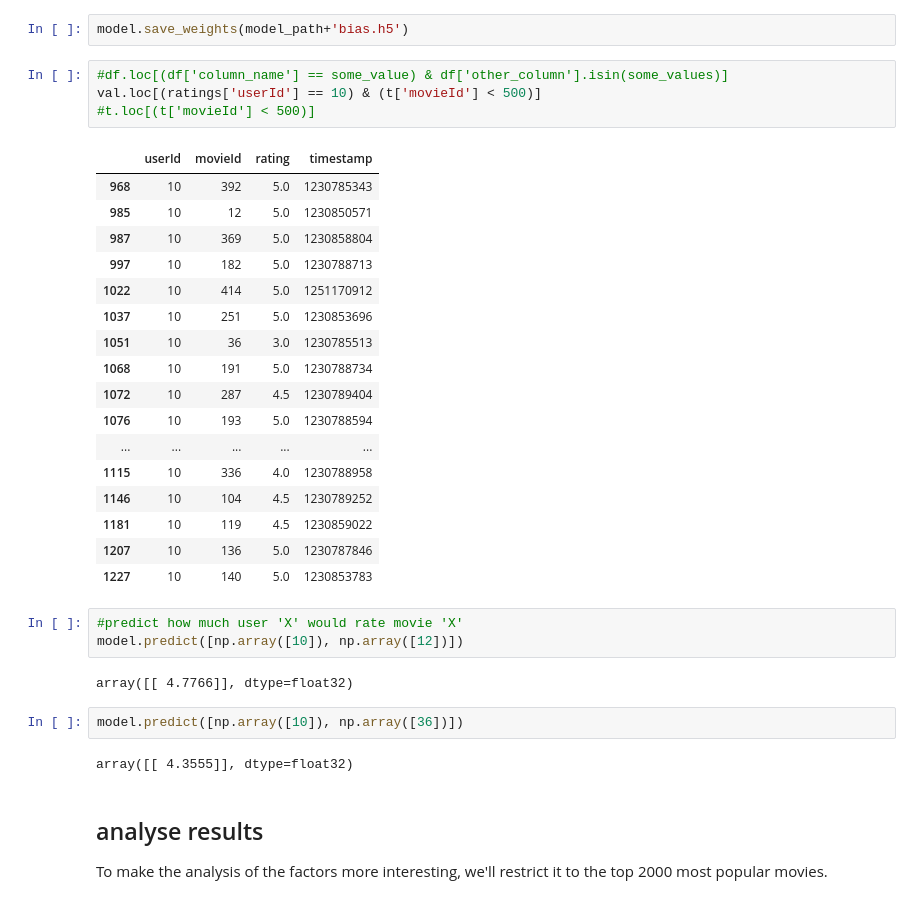
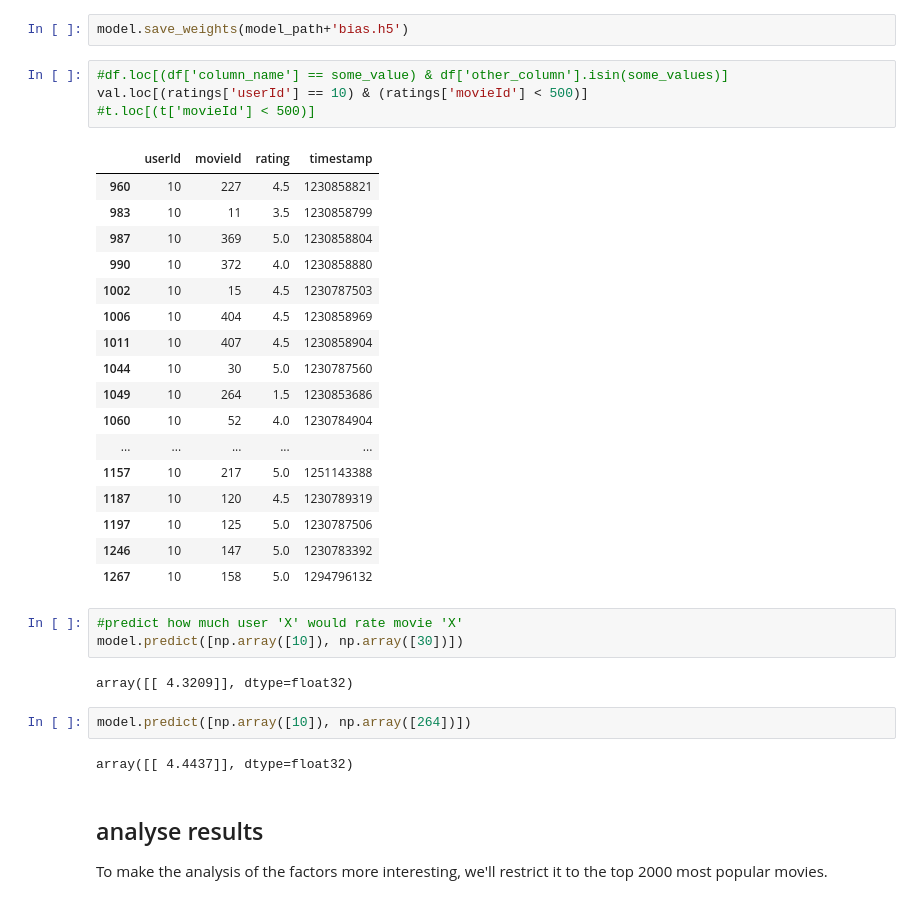
Before and after one commit to LeMans-SchoolofAI/Fast.ai-17, a Jupyter notebook: vincent/lesson4-movielens-100k.ipynb, the cells around one changed output. Saved outputs shown, nothing was run; the diff lists cells and outputs as text.

```diff
--- a/vincent/lesson4-movielens-100k.ipynb
+++ b/vincent/lesson4-movielens-100k.ipynb
@@ -400,35 +378,35 @@ Epoch 5/5
 model.save_weights(model_path+'bias.h5')
 # %%
 #df.loc[(df['column_name'] == some_value) & df['other_column'].isin(some_values)]
-val.loc[(ratings['userId'] == 10) & (t['movieId'] < 500)]
+val.loc[(ratings['userId'] == 10) & (ratings['movieId'] < 500)]
 #t.loc[(t['movieId'] < 500)]
 # %% [output]
 |  | userId | movieId | rating | timestamp |
-| 968 | 10 | 392 | 5.0 | 1230785343 |
-| 985 | 10 | 12 | 5.0 | 1230850571 |
+| 960 | 10 | 227 | 4.5 | 1230858821 |
+| 983 | 10 | 11 | 3.5 | 1230858799 |
 | 987 | 10 | 369 | 5.0 | 1230858804 |
-| 997 | 10 | 182 | 5.0 | 1230788713 |
-| 1022 | 10 | 414 | 5.0 | 1251170912 |
-| 1037 | 10 | 251 | 5.0 | 1230853696 |
-| 1051 | 10 | 36 | 3.0 | 1230785513 |
-| 1068 | 10 | 191 | 5.0 | 1230788734 |
-| 1072 | 10 | 287 | 4.5 | 1230789404 |
-| 1076 | 10 | 193 | 5.0 | 1230788594 |
+| 990 | 10 | 372 | 4.0 | 1230858880 |
+| 1002 | 10 | 15 | 4.5 | 1230787503 |
+| 1006 | 10 | 404 | 4.5 | 1230858969 |
+| 1011 | 10 | 407 | 4.5 | 1230858904 |
+| 1044 | 10 | 30 | 5.0 | 1230787560 |
+| 1049 | 10 | 264 | 1.5 | 1230853686 |
+| 1060 | 10 | 52 | 4.0 | 1230784904 |
 | ... | ... | ... | ... | ... |
-| 1115 | 10 | 336 | 4.0 | 1230788958 |
-| 1146 | 10 | 104 | 4.5 | 1230789252 |
-| 1181 | 10 | 119 | 4.5 | 1230859022 |
-| 1207 | 10 | 136 | 5.0 | 1230787846 |
-| 1227 | 10 | 140 | 5.0 | 1230853783 |
+| 1157 | 10 | 217 | 5.0 | 1251143388 |
+| 1187 | 10 | 120 | 4.5 | 1230789319 |
+| 1197 | 10 | 125 | 5.0 | 1230787506 |
+| 1246 | 10 | 147 | 5.0 | 1230783392 |
+| 1267 | 10 | 158 | 5.0 | 1294796132 |
 # %%
 #predict how much user 'X' would rate movie 'X'
-model.predict([np.array([10]), np.array([12])])
+model.predict([np.array([10]), np.array([30])])
 # %% [output]
-array([[ 4.7766]], dtype=float32)
+array([[ 4.3209]], dtype=float32)
 # %%
-model.predict([np.array([10]), np.array([36])])
+model.predict([np.array([10]), np.array([264])])
 # %% [output]
-array([[ 4.3555]], dtype=float32)
+array([[ 4.4437]], dtype=float32)
 # %% [markdown]
 ## analyse results
 To make the analysis of the factors more interesting, we'll restrict it to the top 2000 most popular movies.
```
Also changed, not shown: parts of 46 cells of this notebook, 6 other files.
